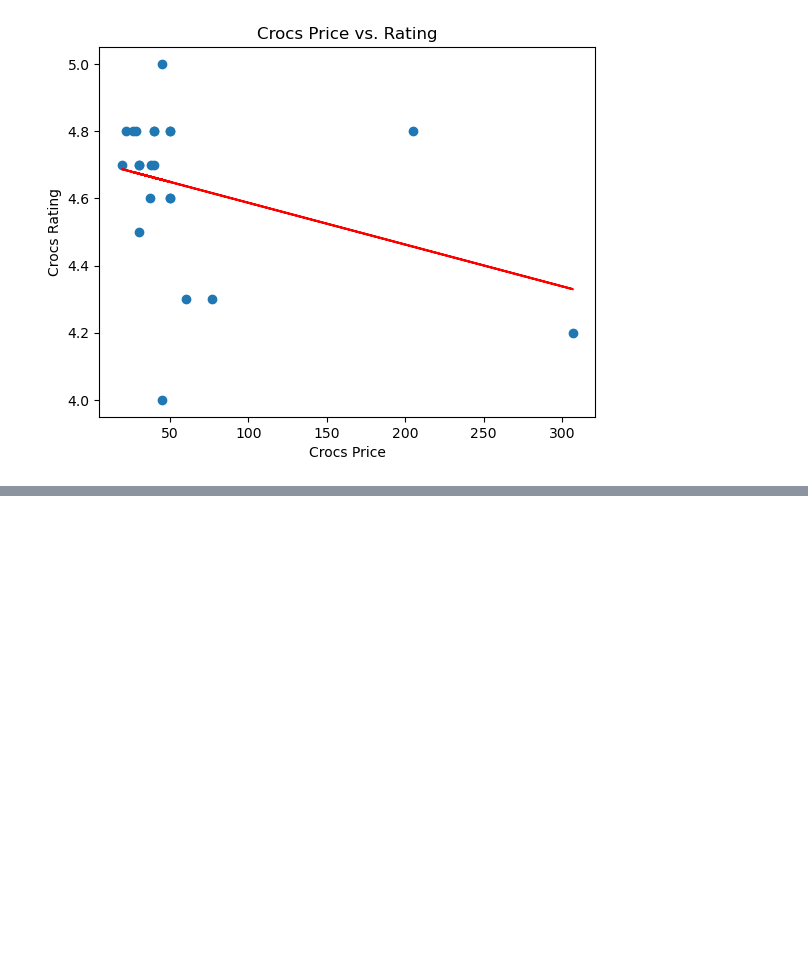
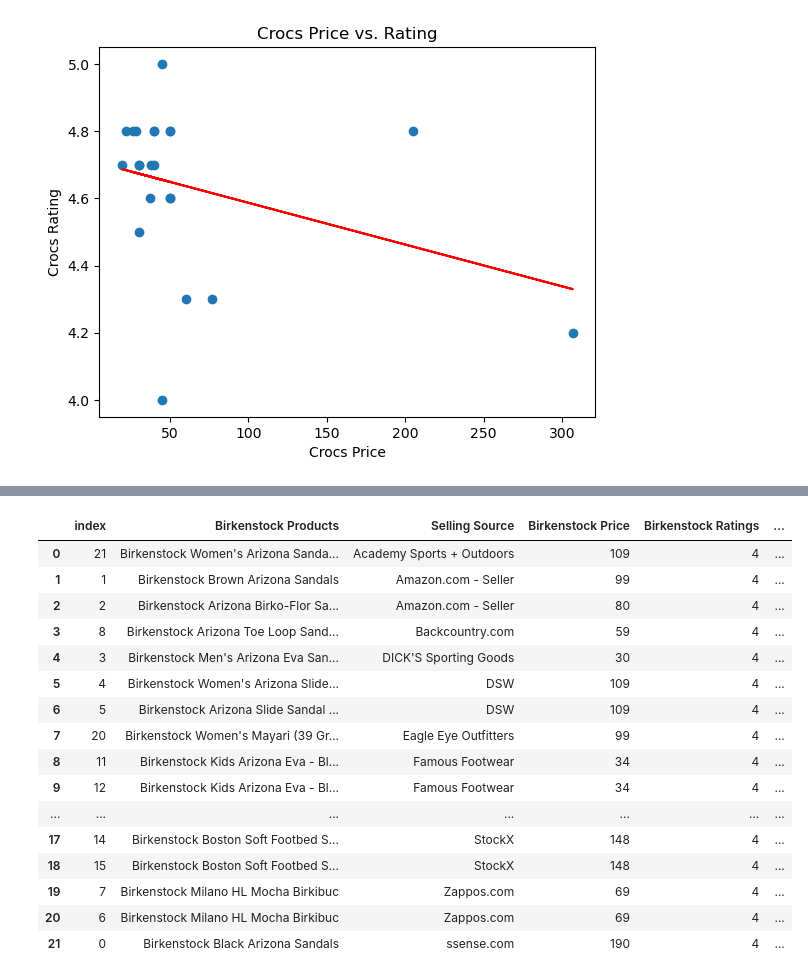
Before and after one commit to NoelleMtz/BirkCroc, a Jupyter notebook: brittany_analysis/Merged_Data_CrocBirk.ipynb, the cells around one changed output, grey strips where cells are left out. Saved outputs shown, nothing was run; the diff lists cells and outputs as text; code cells hidden in the pictures; blank space fills up the shorter version.

```diff
--- a/brittany_analysis/Merged_Data_CrocBirk.ipynb
+++ b/brittany_analysis/Merged_Data_CrocBirk.ipynb
@@ -467,0 +520,20 @@ The r-squared is: 0.11893893010182048
+# %%
+croc_birk_df.reset_index()
+# %% [output]
+|  | index | Birkenstock Products | Selling Source | Birkenstock Price | Birkenstock Ratings | ... |
+| 0 | 21 | Birkenstock Women's Arizona Sanda... | Academy Sports + Outdoors | 109 | 4 | ... |
+| 1 | 1 | Birkenstock Brown Arizona Sandals | Amazon.com - Seller | 99 | 4 | ... |
+| 2 | 2 | Birkenstock Arizona Birko-Flor Sa... | Amazon.com - Seller | 80 | 4 | ... |
+| 3 | 8 | Birkenstock Arizona Toe Loop Sand... | Backcountry.com | 59 | 4 | ... |
+| 4 | 3 | Birkenstock Men's Arizona Eva San... | DICK'S Sporting Goods | 30 | 4 | ... |
+| 5 | 4 | Birkenstock Women's Arizona Slide... | DSW | 109 | 4 | ... |
+| 6 | 5 | Birkenstock Arizona Slide Sandal ... | DSW | 109 | 4 | ... |
+| 7 | 20 | Birkenstock Women's Mayari (39 Gr... | Eagle Eye Outfitters | 99 | 4 | ... |
+| 8 | 11 | Birkenstock Kids Arizona Eva - Bl... | Famous Footwear | 34 | 4 | ... |
+| 9 | 12 | Birkenstock Kids Arizona Eva - Bl... | Famous Footwear | 34 | 4 | ... |
+| ... | ... | ... | ... | ... | ... | ... |
+| 17 | 14 | Birkenstock Boston Soft Footbed S... | StockX | 148 | 4 | ... |
+| 18 | 15 | Birkenstock Boston Soft Footbed S... | StockX | 148 | 4 | ... |
+| 19 | 7 | Birkenstock Milano HL Mocha Birkibuc | Zappos.com | 69 | 4 | ... |
+| 20 | 6 | Birkenstock Milano HL Mocha Birkibuc | Zappos.com | 69 | 4 | ... |
+| 21 | 0 | Birkenstock Black Arizona Sandals | ssense.com | 190 | 4 | ... |
```
Also changed, not shown: parts of 3 cells of this notebook, 3 other files.
